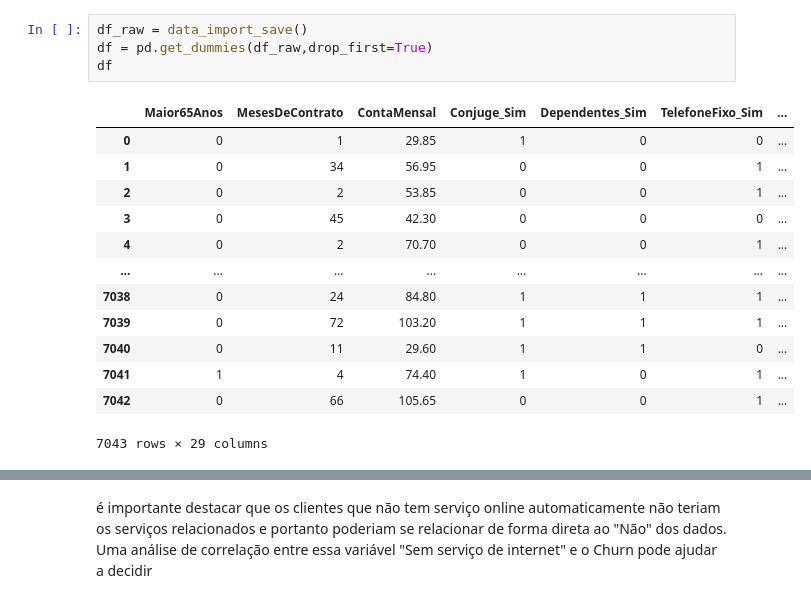
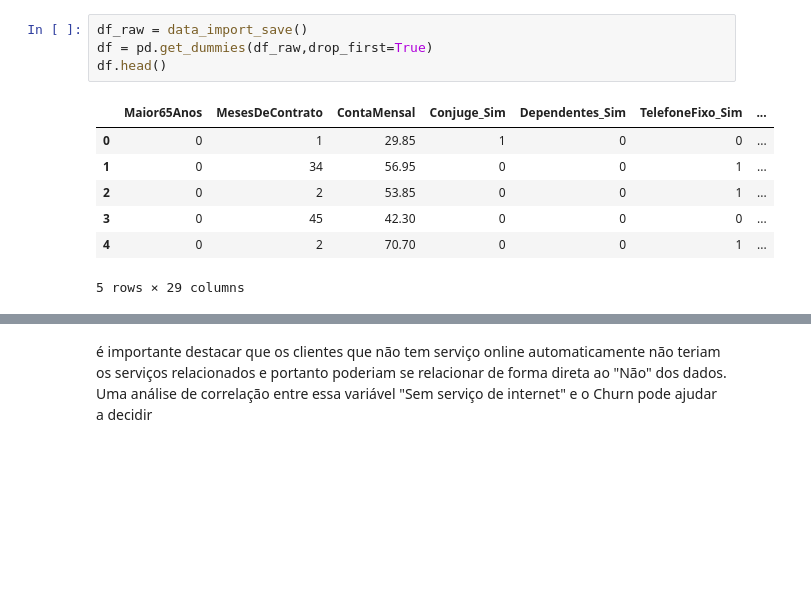
Before and after one commit to chzandonai/churn-detection, a Jupyter notebook: notebooks/deteccao-de-perdas-de-clientes-telefonia.ipynb, the cells around one changed output, grey strips where cells are left out. Saved outputs shown, nothing was run; the diff lists cells and outputs as text; blank space fills up the shorter version.

```diff
--- a/notebooks/deteccao-de-perdas-de-clientes-telefonia.ipynb
+++ b/notebooks/deteccao-de-perdas-de-clientes-telefonia.ipynb
@@ -42,19 +45,13 @@ def zeroum_to_uint8(df):
 # %%
 df_raw = data_import_save()
 df = pd.get_dummies(df_raw,drop_first=True)
-df
+df.head()
 # %% [output]
 |  | Maior65Anos | MesesDeContrato | ContaMensal | Conjuge_Sim | Dependentes_Sim | TelefoneFixo_Sim | ... |
 | 0 | 0 | 1 | 29.85 | 1 | 0 | 0 | ... |
 | 1 | 0 | 34 | 56.95 | 0 | 0 | 1 | ... |
 | 2 | 0 | 2 | 53.85 | 0 | 0 | 1 | ... |
 | 3 | 0 | 45 | 42.30 | 0 | 0 | 0 | ... |
 | 4 | 0 | 2 | 70.70 | 0 | 0 | 1 | ... |
-| ... | ... | ... | ... | ... | ... | ... | ... |
-| 7038 | 0 | 24 | 84.80 | 1 | 1 | 1 | ... |
-| 7039 | 0 | 72 | 103.20 | 1 | 1 | 1 | ... |
-| 7040 | 0 | 11 | 29.60 | 1 | 1 | 0 | ... |
-| 7041 | 1 | 4 | 74.40 | 1 | 0 | 1 | ... |
-| 7042 | 0 | 66 | 105.65 | 0 | 0 | 1 | ... |
-7043 rows × 29 columns
+5 rows × 29 columns
 # %%
```
Also changed, not shown: parts of 43 cells of this notebook.
